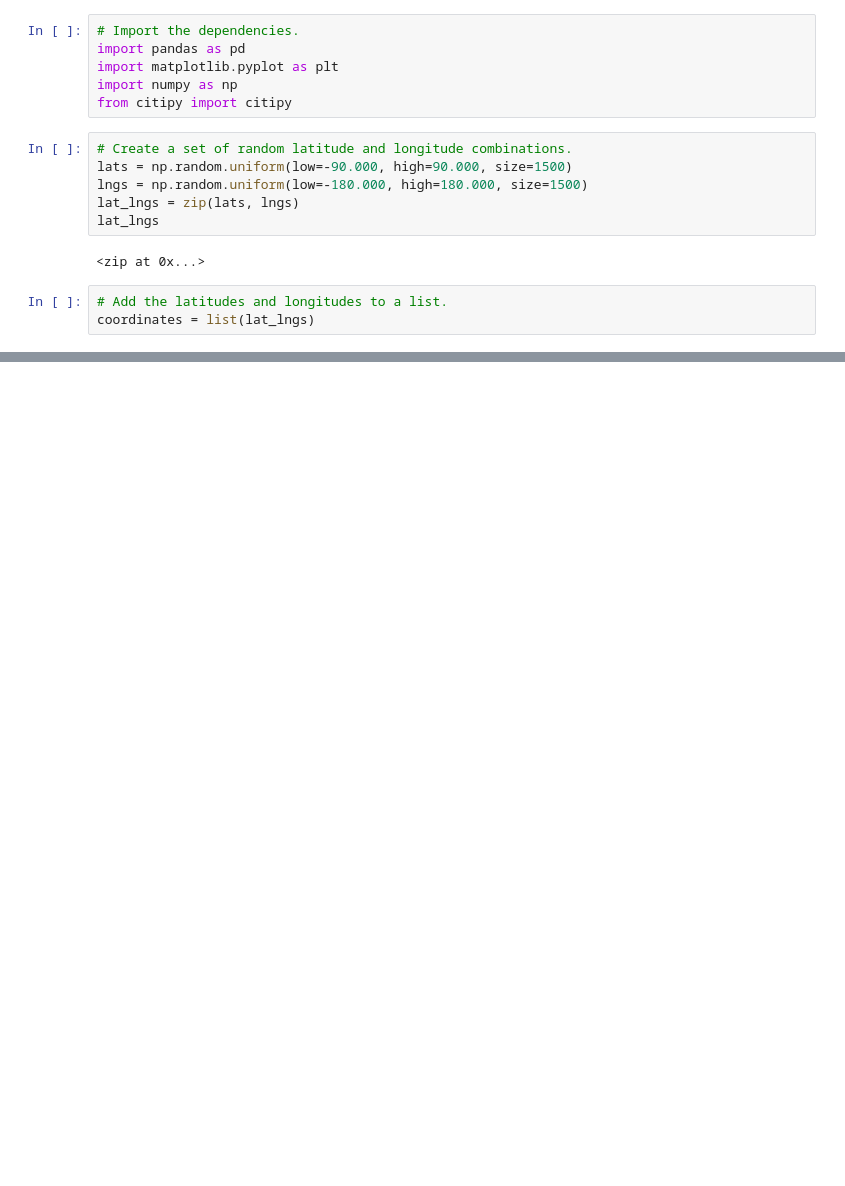
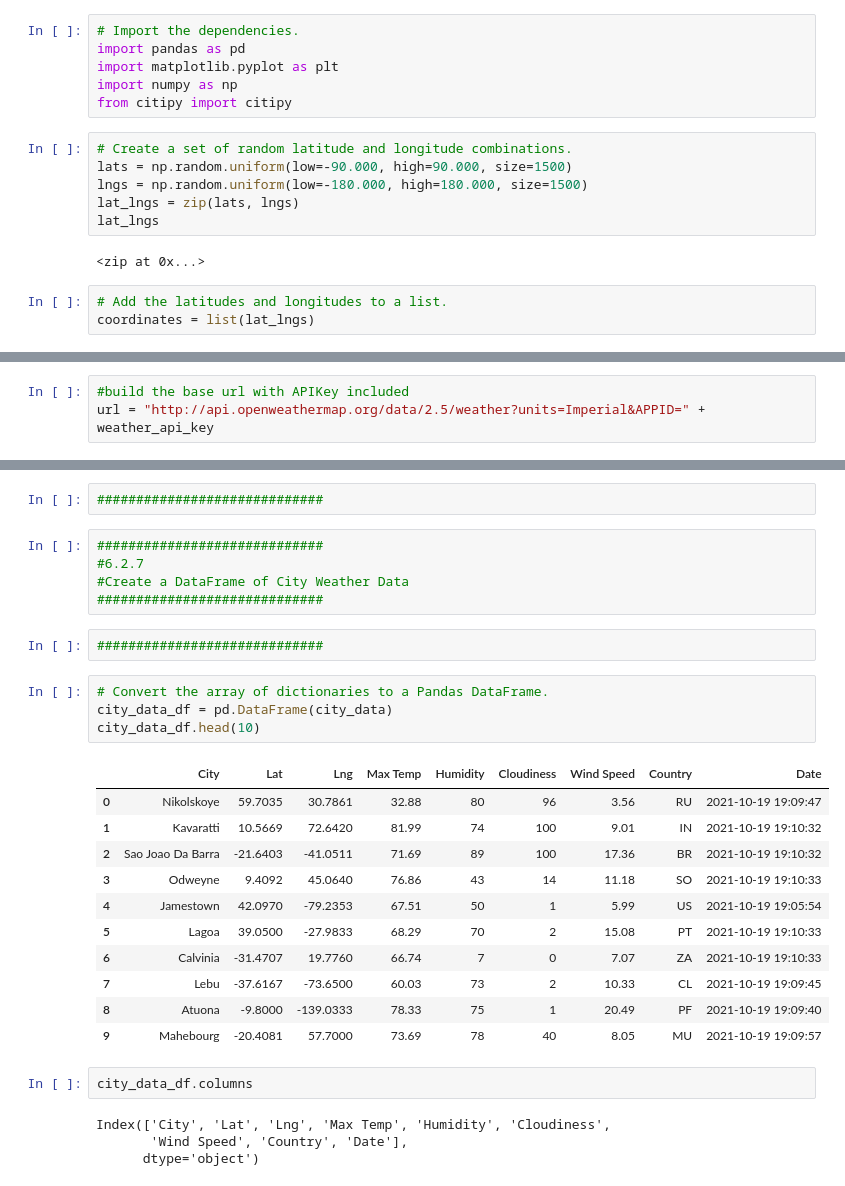
Before and after one commit to timothykeating/World_Weather_Analysis, a Jupyter notebook: weatherPy.ipynb, the cells around one changed output, grey strips where cells are left out. Cells and saved outputs as stored; diff of their text form; blank space fills up the shorter version.

Commit message:
update gitignore and weatherPy

```diff
--- a/weatherPy.ipynb
+++ b/weatherPy.ipynb
@@ -33,0 +73,3 @@ len(cities)
+# %%
+#build the base url with APIKey included
+url = "http://api.openweathermap.org/data/2.5/weather?units=Imperial&APPID=" + weather_api_key
@@ -33,0 +160,31 @@ len(cities)
+# %%
+#############################
+# %%
+#############################
+#6.2.7
+#Create a DataFrame of City Weather Data
+#############################
+# %%
+#############################
+# %%
+# Convert the array of dictionaries to a Pandas DataFrame.
+city_data_df = pd.DataFrame(city_data)
+city_data_df.head(10)
+# %% [output]
+|  | City | Lat | Lng | Max Temp | Humidity | Cloudiness | Wind Speed | Country | Date |
+| 0 | Nikolskoye | 59.7035 | 30.7861 | 32.88 | 80 | 96 | 3.56 | RU | 2021-10-19 19:09:47 |
+| 1 | Kavaratti | 10.5669 | 72.6420 | 81.99 | 74 | 100 | 9.01 | IN | 2021-10-19 19:10:32 |
+| 2 | Sao Joao Da Barra | -21.6403 | -41.0511 | 71.69 | 89 | 100 | 17.36 | BR | 2021-10-19 19:10:32 |
+| 3 | Odweyne | 9.4092 | 45.0640 | 76.86 | 43 | 14 | 11.18 | SO | 2021-10-19 19:10:33 |
+| 4 | Jamestown | 42.0970 | -79.2353 | 67.51 | 50 | 1 | 5.99 | US | 2021-10-19 19:05:54 |
+| 5 | Lagoa | 39.0500 | -27.9833 | 68.29 | 70 | 2 | 15.08 | PT | 2021-10-19 19:10:33 |
+| 6 | Calvinia | -31.4707 | 19.7760 | 66.74 | 7 | 0 | 7.07 | ZA | 2021-10-19 19:10:33 |
+| 7 | Lebu | -37.6167 | -73.6500 | 60.03 | 73 | 2 | 10.33 | CL | 2021-10-19 19:09:45 |
+| 8 | Atuona | -9.8000 | -139.0333 | 78.33 | 75 | 1 | 20.49 | PF | 2021-10-19 19:09:40 |
+| 9 | Mahebourg | -20.4081 | 57.7000 | 73.69 | 78 | 40 | 8.05 | MU | 2021-10-19 19:09:57 |
+# %%
+city_data_df.columns
+# %% [output]
+Index(['City', 'Lat', 'Lng', 'Max Temp', 'Humidity', 'Cloudiness',
+       'Wind Speed', 'Country', 'Date'],
+      dtype='object')
```
Also changed, not shown: parts of 9 cells of this notebook, 1 other file.
